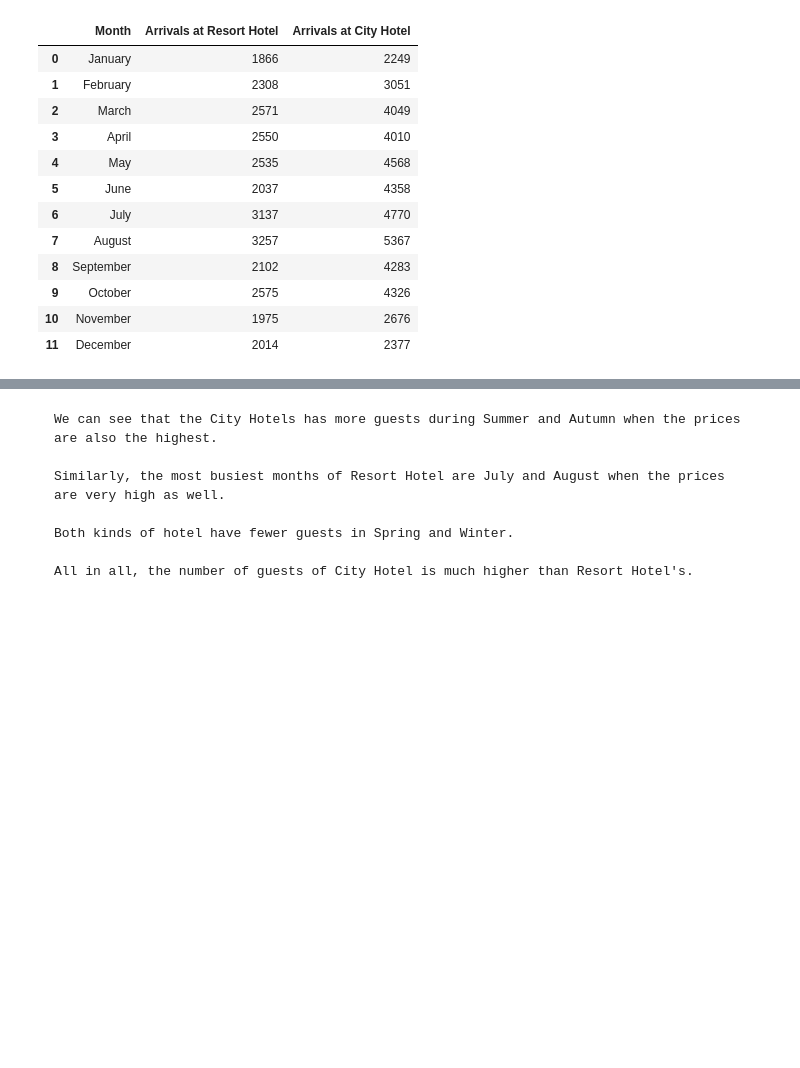
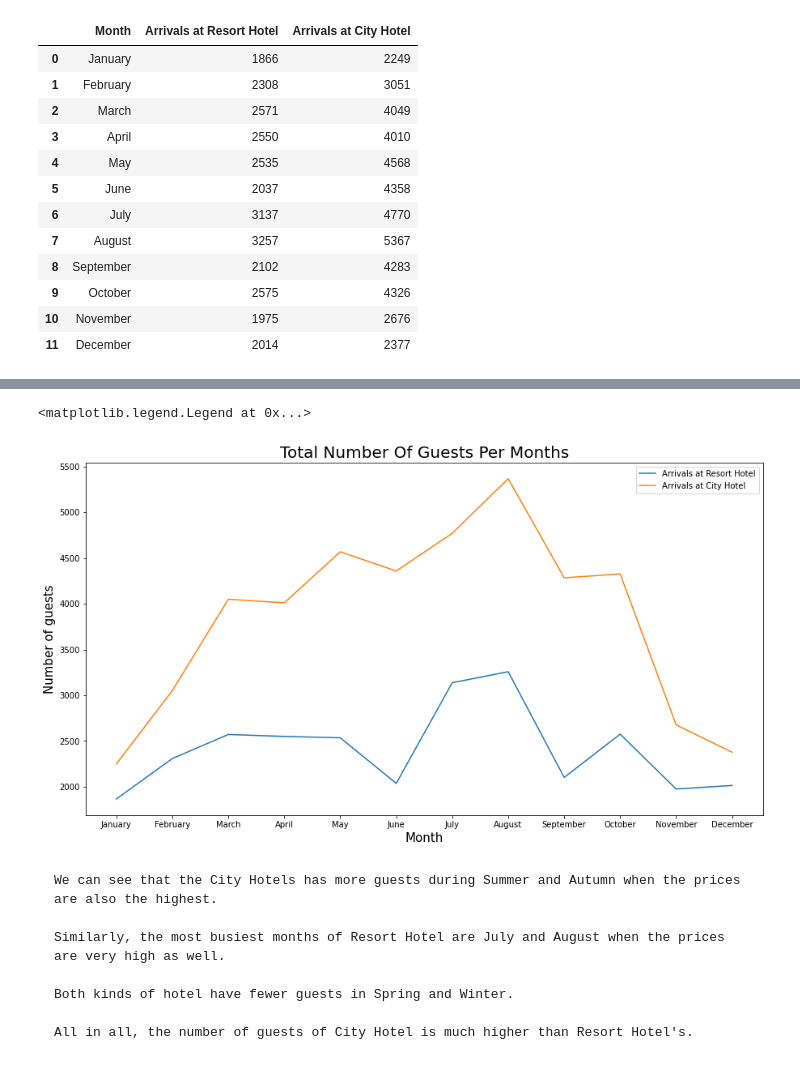
Before and after one commit to ngtuan251/Hotel_Booking_Prediction, a Jupyter notebook: Hotel_Booking_Notebook.ipynb, the cells around one changed output, grey strips where cells are left out. Saved outputs shown, nothing was run; the diff lists cells and outputs as text; code cells hidden in the pictures; blank space fills up the shorter version.

```diff
--- a/Hotel_Booking_Notebook.ipynb
+++ b/Hotel_Booking_Notebook.ipynb
@@ -376,3 +338,14 @@ px.line(hotel_arrivals, x="Month", y=["Arrivals at Resort Hotel", "Arrivals at C
+# %%
+plt.figure(figsize=(15,8))
+plt.plot(hotel_arrivals["Month"],hotel_arrivals["Arrivals at Resort Hotel"], label="Arrivals at Resort Hotel")
+plt.plot(hotel_arrivals["Month"],hotel_arrivals["Arrivals at City Hotel"], label="Arrivals at City Hotel")
+plt.title("Total Number Of Guests Per Months",fontsize=20)
+plt.xlabel("Month",fontsize=15)
+plt.ylabel("Number of guests",fontsize=15)
+plt.legend()
+# %% [output]
+<matplotlib.legend.Legend at 0x...>
+[figure, added]
 # %% [markdown]
     We can see that the City Hotels has more guests during Summer and Autumn when the prices are also the highest.
 
```
Also changed, not shown: parts of 9 cells of this notebook.
